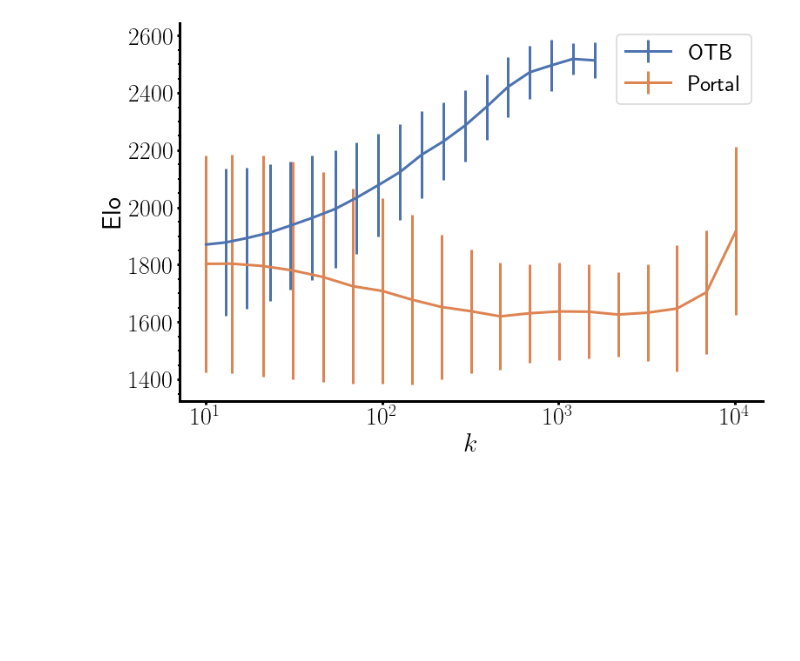
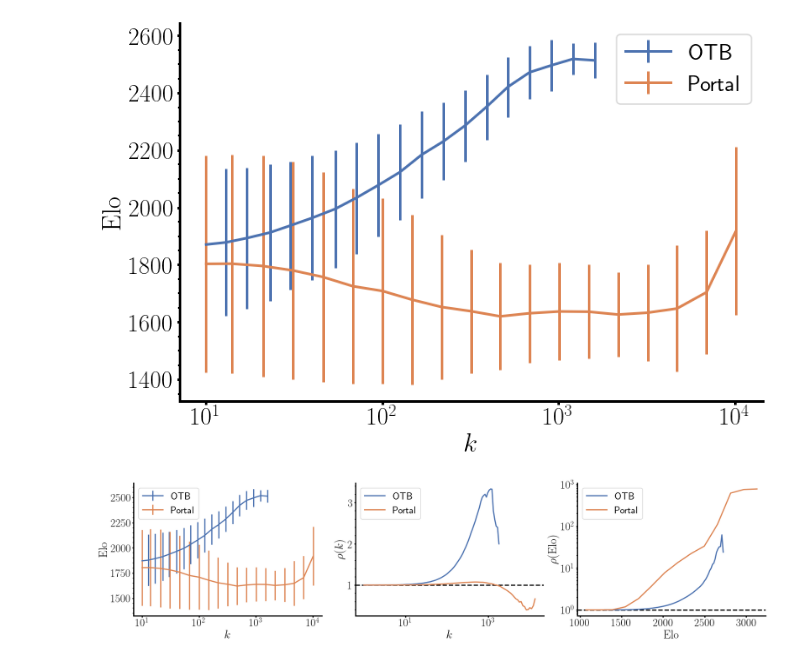
Before and after one commit to nahuelalmeira/chess, a Jupyter notebook: notebooks/figura4.ipynb, the cells around one changed output. Saved outputs shown, nothing was run; the diff lists cells and outputs as text; code cells hidden in the pictures; blank space fills up the shorter version.

Commit message:
Add elo stats figures

```diff
--- a/notebooks/figura4.ipynb
+++ b/notebooks/figura4.ipynb
@@ -18,3 +6,8 @@ node_dfs = {
+# %%
+node_dfs = {
+    "OTB": read_degree_and_elo(Database.OTB),
+    "Portal": read_degree_and_elo(Database.Portal),
+}
 # %%
 def get_elo_vs_k(node_df):
     X = np.logspace(1, np.log10(max(node_df.k)+1), 20).astype(int)
@@ -29,7 +22,7 @@ def get_elo_vs_k(node_df):
 # %%
 fig, ax = plt.subplots()
 ax.set_xlabel(r"$k$")
-ax.set_ylabel("Elo")
+ax.set_ylabel(r"$\mathrm{Elo}$")
 ax.set_xscale("log")
 for name, node_df in node_dfs.items():
     X, mean_values, std_values = get_elo_vs_k(node_df)
@@ -39,3 +32,50 @@ sns.despine()
 plt.show()
 # %% [output]
 [figure]
+# %%
+samples = 100
+rich_club_data = {
+    "OTB": read_rich_club("OM_OTB_201609", samples=samples),
+    "Portal": read_rich_club("OM_Portal_201510", samples=samples)
+}
+rich_club_elo_data = {
+    "OTB": read_rich_club_elo("OM_OTB_201609", samples=samples),
+    "Portal": read_rich_club_elo("OM_Portal_201510", samples=samples)
+}
+# %%
+ncols, nrows = 3, 1
+fig, axes = plt.subplots(figsize=(8*ncols, 6*nrows), ncols=ncols, nrows=nrows)
+
+ax = axes[0]
+ax.set_xlabel(r"$k$")
+ax.set_ylabel(r"$\mathrm{Elo}$")
+ax.set_xscale("log")
+for name, node_df in node_dfs.items():
+    X, mean_values, std_values = get_elo_vs_k(node_df)
+    ax.errorbar(X[:-1], mean_values, std_values, label=name)
+
+ax = axes[1]
+ax.set_xscale("log")
+ax.set_xlabel(r"$k$")
+ax.set_ylabel(r"$\rho(k)$")
+ax.axhline(1, color="k", linestyle="--")
+for name, df in rich_club_data.items():
+    ax.plot(df.k, df.rho, label=name)
+
+ax = axes[2]
+ax.set_yscale("log")
+ax.set_xlabel(r"$\mathrm{Elo}$")
+ax.set_ylabel(r"$\rho(\mathrm{Elo})$")
+ax.axhline(1, color="k", linestyle="--")
+for name, df in rich_club_elo_data.items():
+    ax.plot(df.elo, df.rho, label=name)
+
+for ax in axes:
+    ax.legend()
+
+sns.despine()
+
+plt.tight_layout()
+plt.show()
+# %% [output]
+[figure, added]
```
Also changed, not shown: parts of 6 cells of this notebook, 5 other files.
